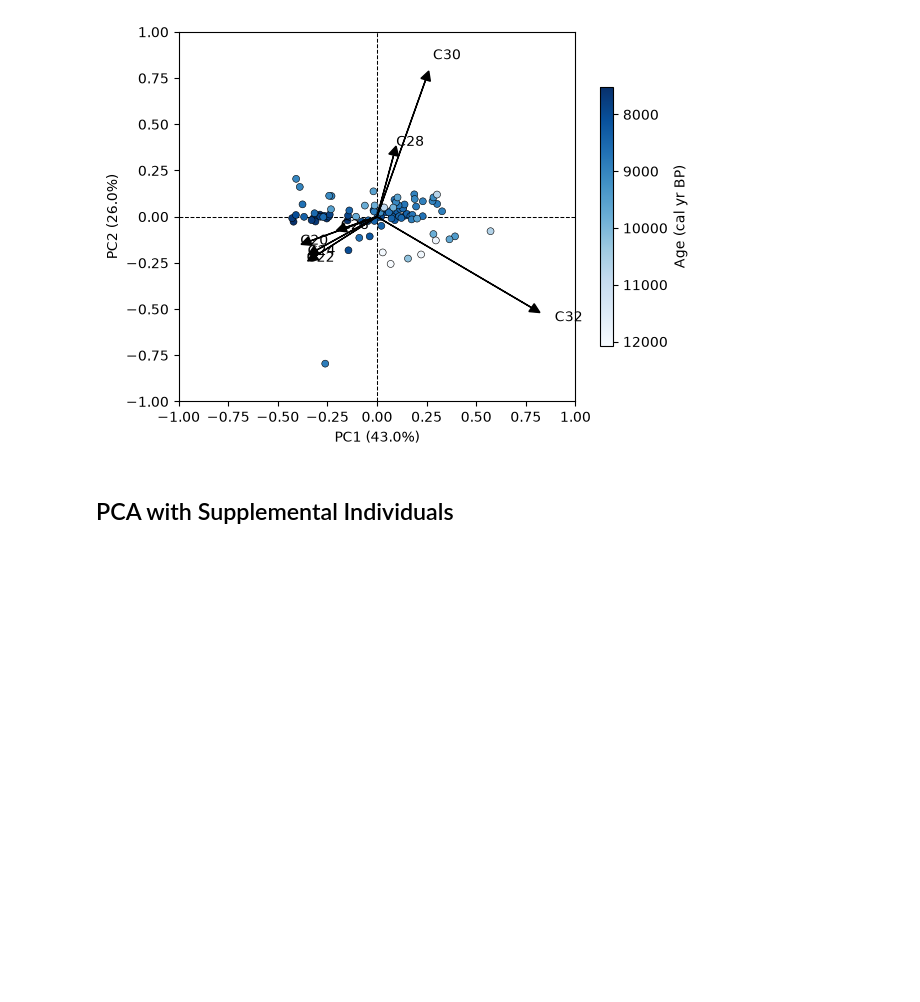
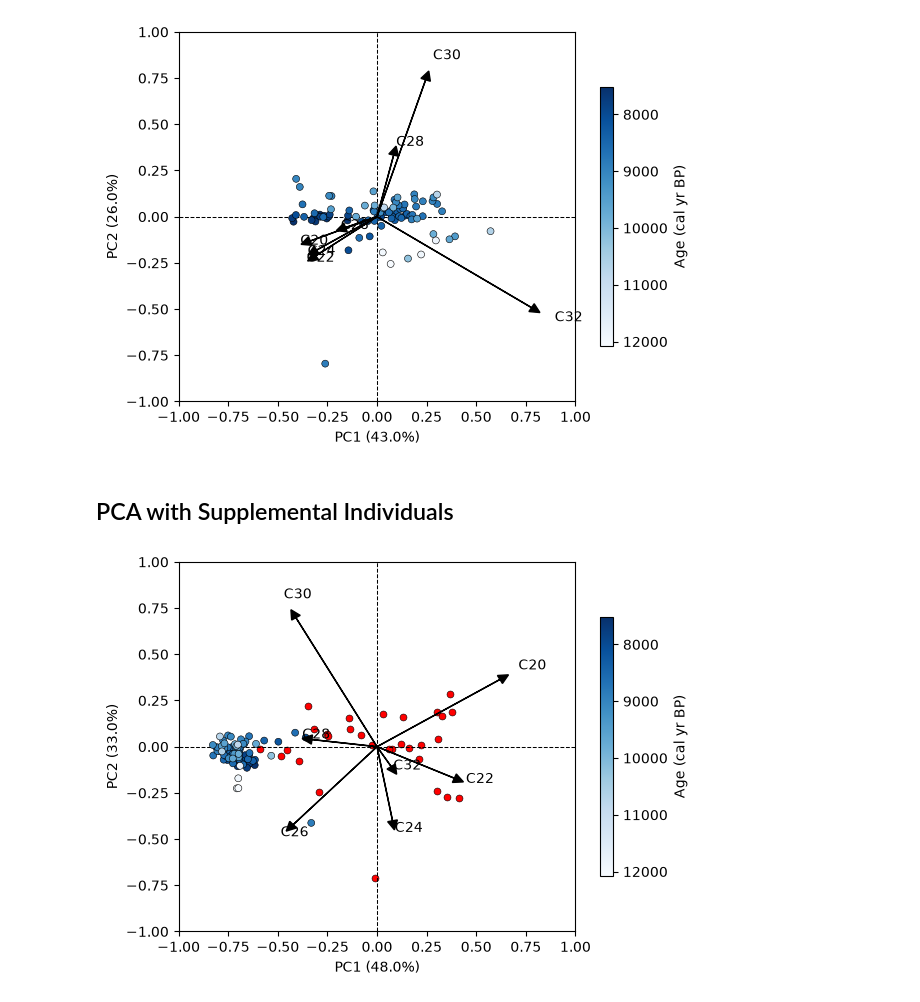
Before and after one commit to kurtlindberg/leafwaxtools, a Jupyter notebook: notebooks/leafwaxtools_Chain_tutorial.ipynb, the cells around one changed output. Saved outputs shown, nothing was run; the diff lists cells and outputs as text; code cells hidden in the pictures; blank space fills up the shorter version.

Commit message:
Add pca(supp_inds) code block

```diff
--- a/notebooks/leafwaxtools_Chain_tutorial.ipynb
+++ b/notebooks/leafwaxtools_Chain_tutorial.ipynb
@@ -228,32 +228,32 @@ fig.delaxes(axs[1,1])
 # %% [markdown]
 ## Principal Component Analysis: Chain.pca()
 # %%
-cf8_nacid_evenchain_pca = Chain(cf8_nacid_evenchain_df).pca(chain_lengths=cf8_evenchain_lengths_str)
+cf8sed_nacid_evenchain_pca = Chain(cf8sed_nacid_evenchain_df).pca(chain_lengths=cf8_evenchain_lengths_str)
 
 
 fig, ax = plt.subplots()
-for i, feature in enumerate(cf8_nacid_evenchain_pca["features"]):
+for i, feature in enumerate(cf8sed_nacid_evenchain_pca["features"]):
     ax.arrow(
-        0, 0, cf8_nacid_evenchain_pca["loadings"].iloc[i,0], cf8_nacid_evenchain_pca["loadings"].iloc[i,1],
+        0, 0, cf8sed_nacid_evenchain_pca["loadings"].iloc[i,0], cf8sed_nacid_evenchain_pca["loadings"].iloc[i,1],
         head_width=0.05, head_length=0.05, color='black', zorder=15
     )
     ax.text(
-        cf8_nacid_evenchain_pca["loadings"].iloc[i,0] * 1.15, cf8_nacid_evenchain_pca["loadings"].iloc[i,1] * 1.15,
+        cf8sed_nacid_evenchain_pca["loadings"].iloc[i,0] * 1.15, cf8sed_nacid_evenchain_pca["loadings"].iloc[i,1] * 1.15,
         str(feature), fontsize=10, zorder=15
     )
 sns.scatterplot(
-    ax=ax, x=cf8_nacid_evenchain_pca["scores_scaled"].PC1, y=cf8_nacid_evenchain_pca["scores_scaled"].PC2,
-    s=25, hue=cf8_data_df.ageMedian, palette='Blues_r', edgecolors='black', zorder=10
+    ax=ax, x=cf8sed_nacid_evenchain_pca["scores_scaled"].PC1, y=cf8sed_nacid_evenchain_pca["scores_scaled"].PC2,
+    s=25, hue=cf8sed_data_df.ageMedian, palette='Blues_r', edgecolors='black', zorder=10
 )
 ax.axhline(y=0, color='black', linestyle='--', linewidth=0.75, zorder=5)
 ax.axvline(x=0, color='black', linestyle='--', linewidth=0.75, zorder=5)
-ax.set_xlabel("PC1 (" + str(np.round(cf8_nacid_evenchain_pca["pca"].explained_variance_ratio_[0]*100, decimals=0)) + "%)")
-ax.set_ylabel("PC2 (" + str(np.round(cf8_nacid_evenchain_pca["pca"].explained_variance_ratio_[1]*100, decimals=0)) + "%)")
+ax.set_xlabel("PC1 (" + str(np.round(cf8sed_nacid_evenchain_pca["pca"].explained_variance_ratio_[0]*100, decimals=0)) + "%)")
+ax.set_ylabel("PC2 (" + str(np.round(cf8sed_nacid_evenchain_pca["pca"].explained_variance_ratio_[1]*100, decimals=0)) + "%)")
 ax.set_xlim([-1,1])
 ax.set_ylim([-1,1])
 ax.legend('', frameon=False)
 
-norm = plt.Normalize(cf8_data_df['ageMedian'].min(), cf8_data_df['ageMedian'].max())
+norm = plt.Normalize(cf8sed_data_df['ageMedian'].min(), cf8sed_data_df['ageMedian'].max())
 sm = plt.cm.ScalarMappable(cmap='Blues_r', norm=norm)
 sm.set_array([])
 ax.figure.colorbar(sm, ax=ax,
@@ -264,4 +264,60 @@ ax.figure.colorbar(sm, ax=ax,
 # %% [markdown]
 ## PCA with Supplemental Individuals
 # %%
-cf8_nacid_evenchain_pca = Chain(cf8_nacid_evenchain_df).pca(chain_lengths=cf8_evenchain_lengths_str)
+arcticplant_data_df = pd.read_csv(r'../leafwaxtools/data/Lindberg_Arctic_terrestrial_plantwaxes.csv')
+cf8plant_data_df = arcticplant_data_df[arcticplant_data_df['site_name'] == "CF8"]
+cf8plant_nacid_evenchain_df = cf8plant_data_df[
+    [
+        'c20_fconc',
+        'c22_fconc',
+        'c24_fconc',
+        'c26_fconc',
+        'c28_fconc',
+        'c30_fconc',
+        'c32_fconc'
+    ]
+]
+
+
+cf8plant_nacid_evenchain_pca = Chain(cf8plant_nacid_evenchain_df).pca(
+    chain_lengths=cf8_evenchain_lengths_str,
+    drop_nans=True,
+    supp_inds=cf8sed_nacid_evenchain_df
+)
+
+
+fig, ax = plt.subplots()
+for i, feature in enumerate(cf8plant_nacid_evenchain_pca["features"]):
+    ax.arrow(
+        0, 0, cf8plant_nacid_evenchain_pca["loadings"].iloc[i,0], cf8plant_nacid_evenchain_pca["loadings"].iloc[i,1],
+        head_width=0.05, head_length=0.05, color='black', zorder=15
+    )
+    ax.text(
+        cf8plant_nacid_evenchain_pca["loadings"].iloc[i,0] * 1.15, cf8plant_nacid_evenchain_pca["loadings"].iloc[i,1] * 1.15,
+        str(feature), fontsize=10, zorder=15
+    )
+sns.scatterplot(
+    ax=ax, x=cf8plant_nacid_evenchain_pca["scores_scaled"].PC1, y=cf8plant_nacid_evenchain_pca["scores_scaled"].PC2,
+    s=25, color='red', edgecolors='black', zorder=5
+)
+sns.scatterplot(
+    ax=ax, x=cf8plant_nacid_evenchain_pca["supp_inds_scores_scaled"].PC1, y=cf8plant_nacid_evenchain_pca["supp_inds_scores_scaled"].PC2,
+    s=25, hue=cf8sed_data_df.ageMedian, palette='Blues_r', edgecolors='black',
+    legend=False, zorder=10
+)
+ax.axhline(y=0, color='black', linestyle='--', linewidth=0.75, zorder=5)
+ax.axvline(x=0, color='black', linestyle='--', linewidth=0.75, zorder=5)
+ax.set_xlabel("PC1 (" + str(np.round(cf8plant_nacid_evenchain_pca["pca"].explained_variance_ratio_[0]*100, decimals=0)) + "%)")
+ax.set_ylabel("PC2 (" + str(np.round(cf8plant_nacid_evenchain_pca["pca"].explained_variance_ratio_[1]*100, decimals=0)) + "%)")
+ax.set_xlim([-1,1])
+ax.set_ylim([-1,1])
+# ax.legend('', frameon=False)
+
+norm = plt.Normalize(cf8sed_data_df['ageMedian'].min(), cf8sed_data_df['ageMedian'].max())
+sm = plt.cm.ScalarMappable(cmap='Blues_r', norm=norm)
+sm.set_array([])
+ax.figure.colorbar(sm, ax=ax,
+    location='right', shrink=0.7, label="Age (cal yr BP)",
+).ax.invert_yaxis()
+# %% [output]
+[figure, added]
```
Also changed, not shown: parts of 7 cells of this notebook.
